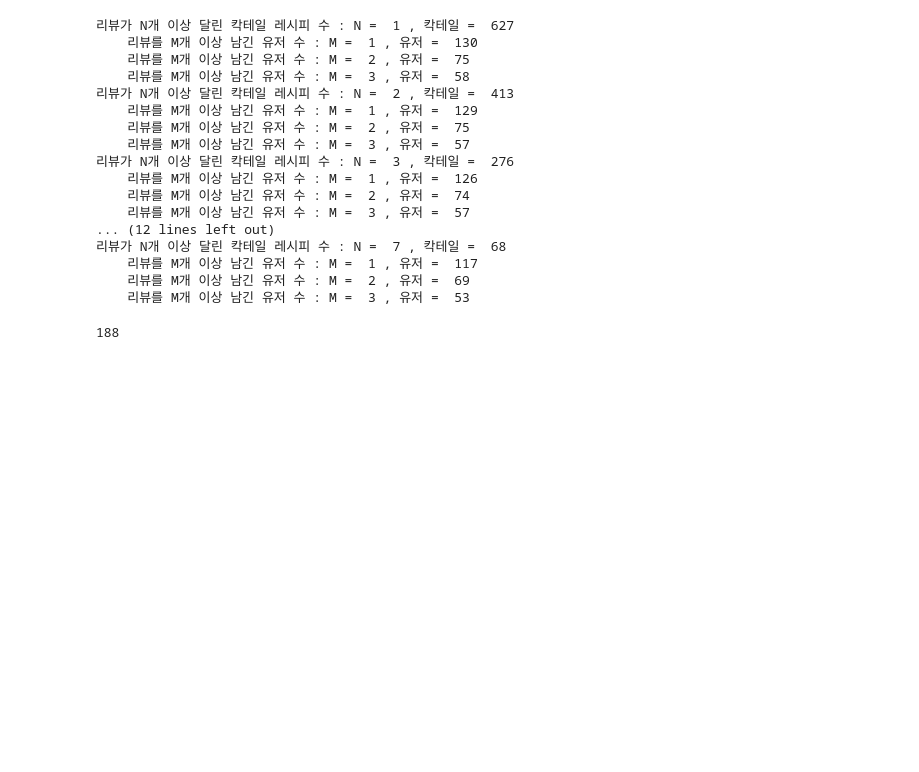
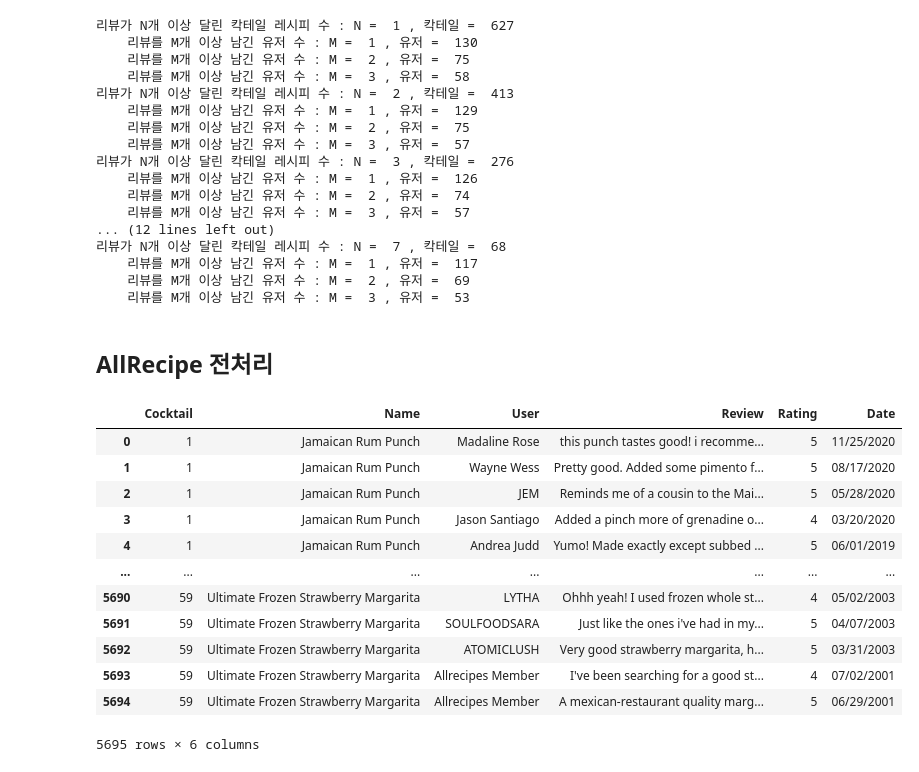
Before and after one commit to PRADA-1541/PRADA_AI, a Jupyter notebook: Codes/EDA/eda.ipynb, the cells around one changed output. Drawn from its saved outputs; the diff is of its cells as text; code cells hidden in the pictures; blank space fills up the shorter version.

```diff
--- a/Codes/EDA/eda.ipynb
+++ b/Codes/EDA/eda.ipynb
@@ -138,7 +138,34 @@ cocktail_profiles
 
 # JSON 파일로 저장
 cocktail_profiles.to_json(os.path.join(os.path.curdir, '..\..\Dataset\gutekueche_cocktail_profiles_filtered_by_'+str(review_count_threshold)+'.json'), orient='records', force_ascii=False, indent=4)
-# %%
-len(cocktail_list)
-# %% [output]
-188
+# %% [markdown]
+## AllRecipe 전처리
+# %%
+# All Recipe Dataset에서 Cocktail List 추출
+
+data_path = os.path.join(os.path.curdir, '..\\..\\Dataset\\all_recipe_cocktail_reviews.json')
+df = pd.read_json(data_path, encoding='utf-8')["cocktail_reviews"]
+
+df = pd.DataFrame({ 'Cocktail': [x['Cocktail'] for x in df],
+                    'Name': [x['Name'] for x in df],
+                    'User': [x['User'] for x in df],
+                    'Review': [x['Review'] for x in df],
+                    'Rating': [x['Rating'] for x in df],
+                    'Date': [x['Date'] for x in df],
+})
+
+df
+# %% [output]
+|  | Cocktail | Name | User | Review | Rating | Date |
+| 0 | 1 | Jamaican Rum Punch | Madaline Rose | this punch tastes good! i recomme... | 5 | 11/25/2020 |
+| 1 | 1 | Jamaican Rum Punch | Wayne Wess | Pretty good. Added some pimento f... | 5 | 08/17/2020 |
+| 2 | 1 | Jamaican Rum Punch | JEM | Reminds me of a cousin to the Mai... | 5 | 05/28/2020 |
+| 3 | 1 | Jamaican Rum Punch | Jason Santiago | Added a pinch more of grenadine o... | 4 | 03/20/2020 |
+| 4 | 1 | Jamaican Rum Punch | Andrea Judd | Yumo! Made exactly except subbed ... | 5 | 06/01/2019 |
+| ... | ... | ... | ... | ... | ... | ... |
+| 5690 | 59 | Ultimate Frozen Strawberry Margarita | LYTHA | Ohhh yeah! I used frozen whole st... | 4 | 05/02/2003 |
+| 5691 | 59 | Ultimate Frozen Strawberry Margarita | SOULFOODSARA | Just like the ones i've had in my... | 5 | 04/07/2003 |
+| 5692 | 59 | Ultimate Frozen Strawberry Margarita | ATOMICLUSH | Very good strawberry margarita, h... | 5 | 03/31/2003 |
+| 5693 | 59 | Ultimate Frozen Strawberry Margarita | Allrecipes Member | I've been searching for a good st... | 4 | 07/02/2001 |
+| 5694 | 59 | Ultimate Frozen Strawberry Margarita | Allrecipes Member | A mexican-restaurant quality marg... | 5 | 06/29/2001 |
+5695 rows × 6 columns
```
Also changed, not shown: parts of 5 cells of this notebook, 17 other files.
